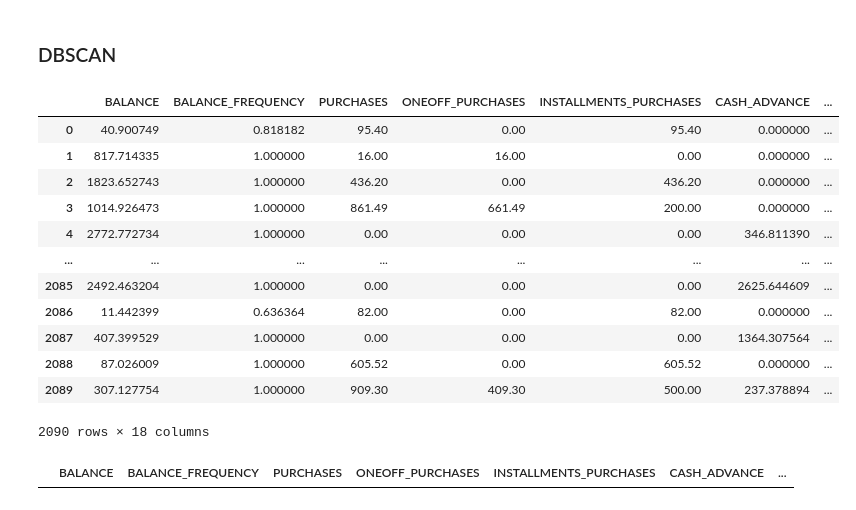
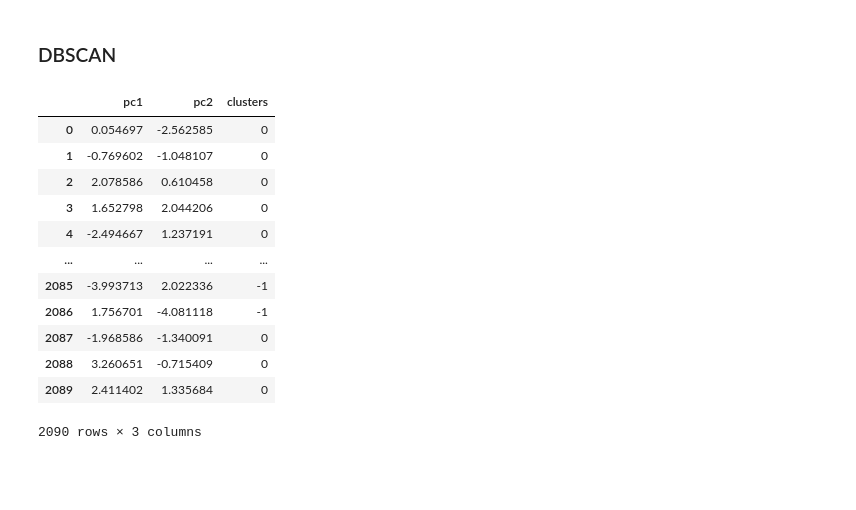
Before and after one commit to dong-hoon-lee/self_study, a Jupyter notebook: dacon/customer_segmentation/customer_segmentation.ipynb, the cells around one changed output. Cells and saved outputs as stored; diff of their text form; code cells hidden in the pictures; blank space fills up the shorter version.

```diff
--- a/dacon/customer_segmentation/customer_segmentation.ipynb
+++ b/dacon/customer_segmentation/customer_segmentation.ipynb
@@ -186,3 +187,8 @@ df_dropped
 2090 rows × 14 columns
 # %% [markdown]
 ### PCA
+# %%
+scaler = StandardScaler()
+scaler.fit(df_dropped)
+df_scaled = scaler.transform(df_dropped)
+df_scaled
@@ -188,0 +209,6 @@ df_dropped
+# %%
+pca = PCA(n_components=2)
+pca.fit(df_scaled)
+
+df_pca = pd.DataFrame(data=pca.transform(df_scaled), columns=['pc1', 'pc2'])
+df_pca
@@ -190,24 +230,20 @@ df_dropped
 ### DBSCAN
 # %%
 dbscan = DBSCAN(eps=0.3, min_samples=10)
-dbscan.fit(df_dropped)
-df_dropped['cluster'] = dbscan.fit_predict(df_dropped)
-df_dropped
+dbscan.fit(df_pca)
+df_pca['clusters'] = dbscan.labels_
+df_pca
 # %% [output]
-|  | BALANCE | BALANCE_FREQUENCY | PURCHASES | ONEOFF_PURCHASES | INSTALLMENTS_PURCHASES | CASH_ADVANCE | ... |
-| 0 | 40.900749 | 0.818182 | 95.40 | 0.00 | 95.40 | 0.000000 | ... |
-| 1 | 817.714335 | 1.000000 | 16.00 | 16.00 | 0.00 | 0.000000 | ... |
-| 2 | 1823.652743 | 1.000000 | 436.20 | 0.00 | 436.20 | 0.000000 | ... |
-| 3 | 1014.926473 | 1.000000 | 861.49 | 661.49 | 200.00 | 0.000000 | ... |
-| 4 | 2772.772734 | 1.000000 | 0.00 | 0.00 | 0.00 | 346.811390 | ... |
-| ... | ... | ... | ... | ... | ... | ... | ... |
-| 2085 | 2492.463204 | 1.000000 | 0.00 | 0.00 | 0.00 | 2625.644609 | ... |
-| 2086 | 11.442399 | 0.636364 | 82.00 | 0.00 | 82.00 | 0.000000 | ... |
-| 2087 | 407.399529 | 1.000000 | 0.00 | 0.00 | 0.00 | 1364.307564 | ... |
-| 2088 | 87.026009 | 1.000000 | 605.52 | 0.00 | 605.52 | 0.000000 | ... |
-| 2089 | 307.127754 | 1.000000 | 909.30 | 409.30 | 500.00 | 237.378894 | ... |
+|  | pc1 | pc2 | clusters |
+| 0 | 0.054697 | -2.562585 | 0 |
+| 1 | -0.769602 | -1.048107 | 0 |
+| 2 | 2.078586 | 0.610458 | 0 |
+| 3 | 1.652798 | 2.044206 | 0 |
+| 4 | -2.494667 | 1.237191 | 0 |
+| ... | ... | ... | ... |
+| 2085 | -3.993713 | 2.022336 | -1 |
+| 2086 | 1.756701 | -4.081118 | -1 |
+| 2087 | -1.968586 | -1.340091 | 0 |
+| 2088 | 3.260651 | -0.715409 | 0 |
+| 2089 | 2.411402 | 1.335684 | 0 |
-2090 rows × 18 columns
+2090 rows × 3 columns
-# %%
-df_dropped[df_dropped['cluster'] == 0]
-# %% [output]
-|  | BALANCE | BALANCE_FREQUENCY | PURCHASES | ONEOFF_PURCHASES | INSTALLMENTS_PURCHASES | CASH_ADVANCE | ... |
```
Also changed, not shown: parts of 13 cells of this notebook, 6 other files.
